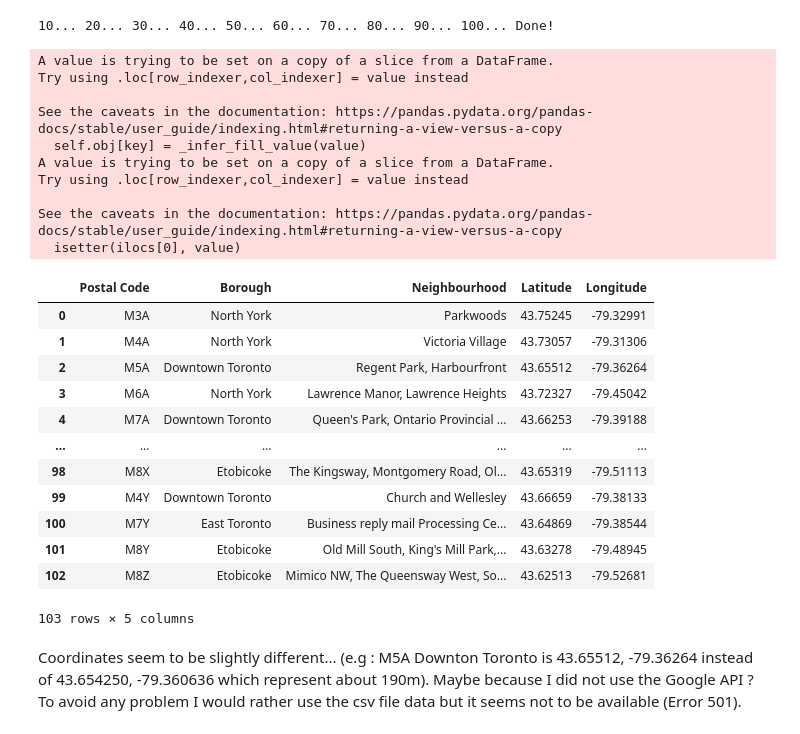
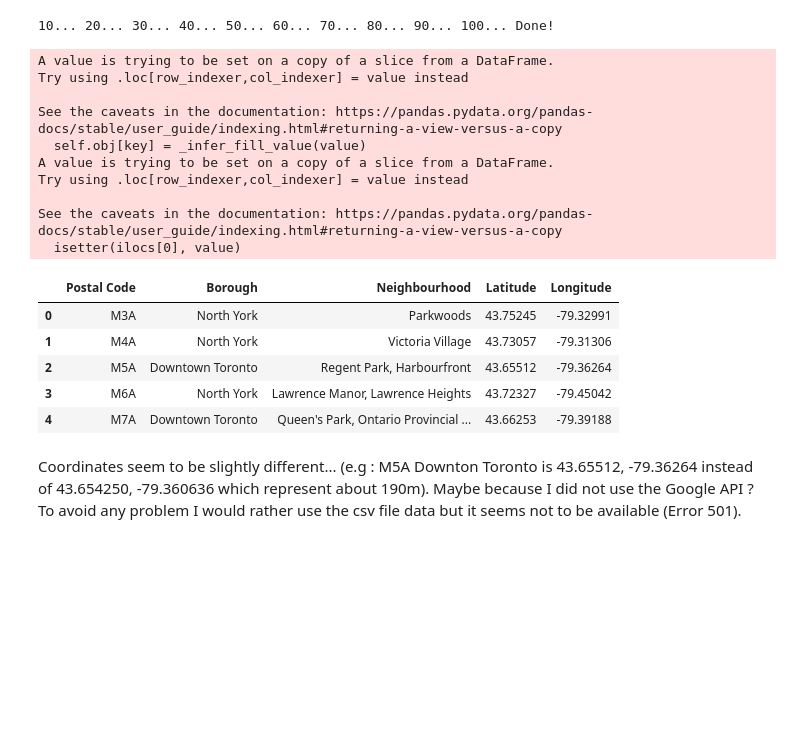
Before and after one commit to SoCrespo/Coursera_Capstone, a Jupyter notebook: Segmenting_and_clustering_in_Toronto_FULL.ipynb, the cells around one changed output. Drawn from its saved outputs; the diff is of its cells as text; code cells hidden in the pictures; blank space fills up the shorter version.

```diff
--- a/Segmenting_and_clustering_in_Toronto_FULL.ipynb
+++ b/Segmenting_and_clustering_in_Toronto_FULL.ipynb
@@ -115,31 +115,24 @@ print('Done!')
 # %%
 toronto.loc[:,'Latitude'] = lat_list
 toronto.loc[:,'Longitude'] = long_list
-toronto
+toronto.head()
 # %% [output]
 A value is trying to be set on a copy of a slice from a DataFrame.
 Try using .loc[row_indexer,col_indexer] = value instead
 
 See the caveats in the documentation: https://pandas.pydata.org/pandas-docs/stable/user_guide/indexing.html#returning-a-view-versus-a-copy
   self.obj[key] = _infer_fill_value(value)
 A value is trying to be set on a copy of a slice from a DataFrame.
 Try using .loc[row_indexer,col_indexer] = value instead
 
 See the caveats in the documentation: https://pandas.pydata.org/pandas-docs/stable/user_guide/indexing.html#returning-a-view-versus-a-copy
   isetter(ilocs[0], value)
 |  | Postal Code | Borough | Neighbourhood | Latitude | Longitude |
 | 0 | M3A | North York | Parkwoods | 43.75245 | -79.32991 |
 | 1 | M4A | North York | Victoria Village | 43.73057 | -79.31306 |
 | 2 | M5A | Downtown Toronto | Regent Park, Harbourfront | 43.65512 | -79.36264 |
 | 3 | M6A | North York | Lawrence Manor, Lawrence Heights | 43.72327 | -79.45042 |
 | 4 | M7A | Downtown Toronto | Queen's Park, Ontario Provincial ... | 43.66253 | -79.39188 |
-| ... | ... | ... | ... | ... | ... |
-| 98 | M8X | Etobicoke | The Kingsway, Montgomery Road, Ol... | 43.65319 | -79.51113 |
-| 99 | M4Y | Downtown Toronto | Church and Wellesley | 43.66659 | -79.38133 |
-| 100 | M7Y | East Toronto | Business reply mail Processing Ce... | 43.64869 | -79.38544 |
-| 101 | M8Y | Etobicoke | Old Mill South, King's Mill Park,... | 43.63278 | -79.48945 |
-| 102 | M8Z | Etobicoke | Mimico NW, The Queensway West, So... | 43.62513 | -79.52681 |
-103 rows × 5 columns
 # %% [markdown]
 Coordinates seem to be slightly different... (e.g : M5A Downton Toronto is 43.65512, -79.36264 instead of 43.654250, -79.360636 which represent about 190m).
 Maybe because I did not use the Google API ?
```
Also changed, not shown: parts of 14 cells of this notebook.
